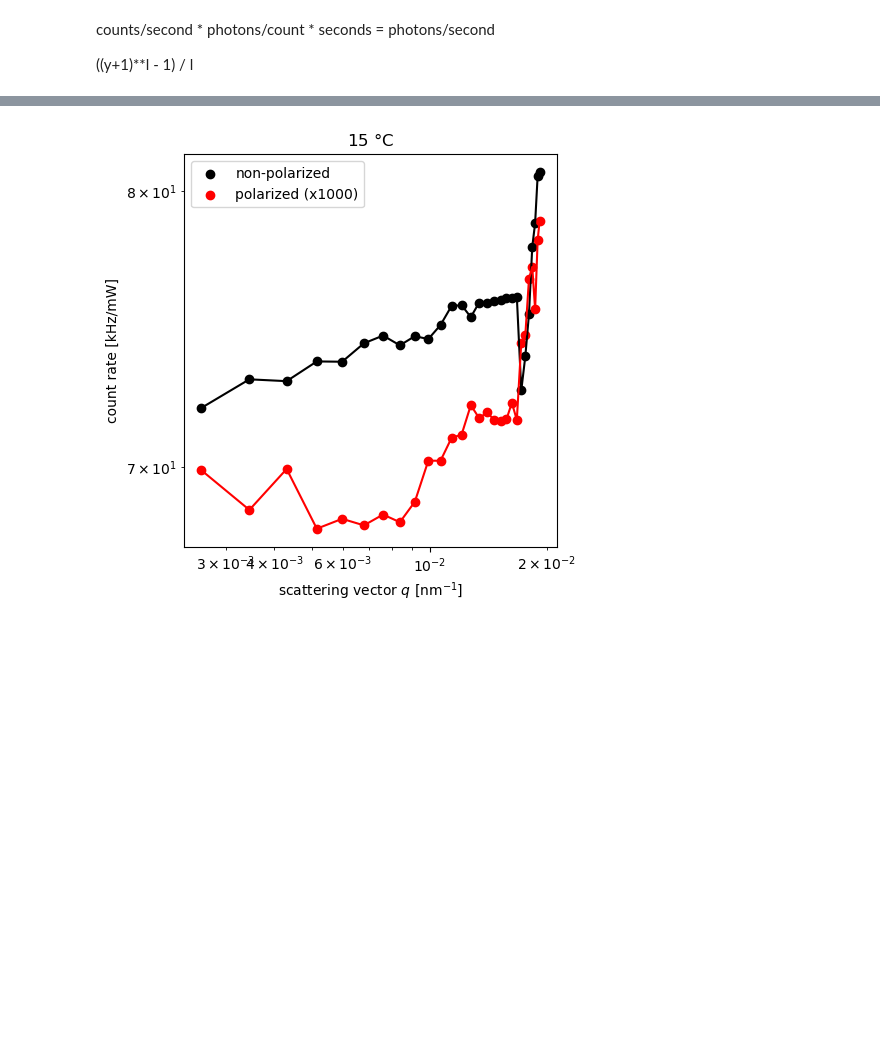
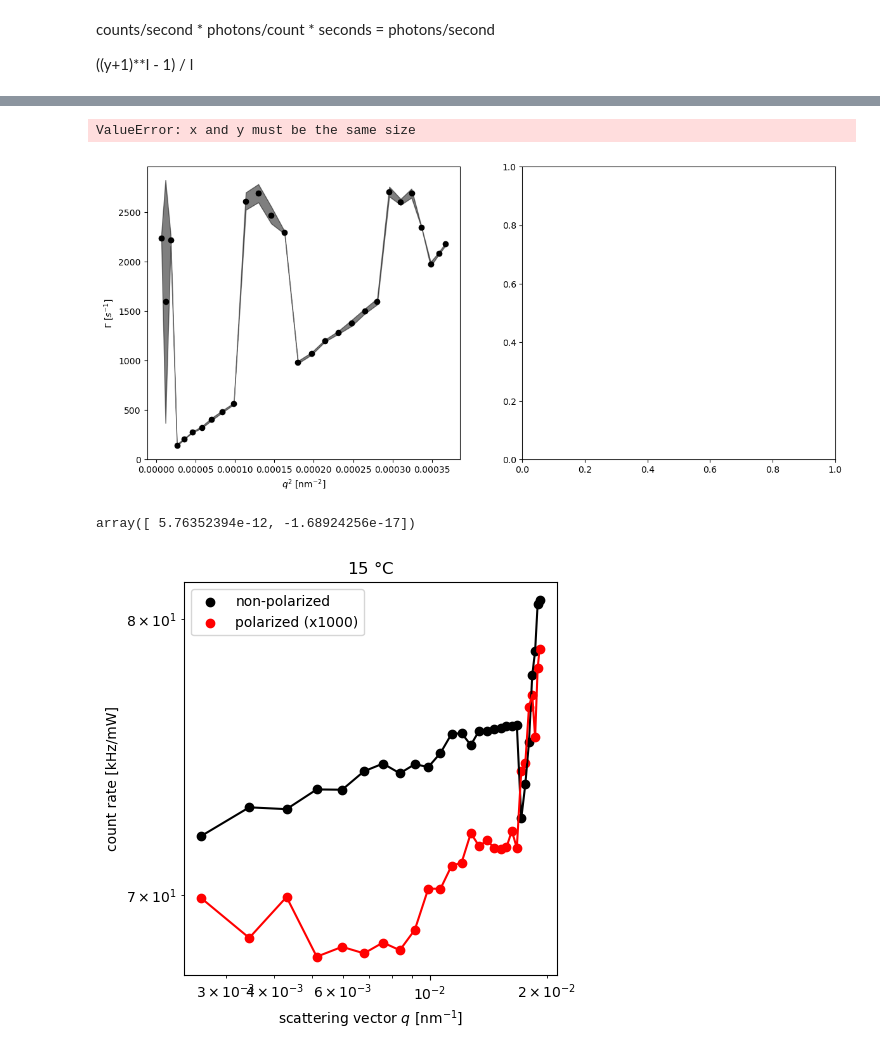
Before and after one commit to MWhitta/PCT, a Jupyter notebook: pct_dev_v3.ipynb, the cells around one changed output, grey strips where cells are left out. Saved outputs shown, nothing was run; the diff lists cells and outputs as text; code cells hidden in the pictures; blank space fills up the shorter version.

```diff
--- a/pct_dev_v3.ipynb
+++ b/pct_dev_v3.ipynb
@@ -172,0 +171,46 @@ plt.show()
+# %%
+temp = temps[0]
+keys = pct_data.samples[temp]['experiments'].keys()
+keys_isotropic = np.array(list(keys))[2::3]
+keys_polarized = np.array(list(keys))[::3]
+
+gammas = np.ones((len(keys_isotropic), 5, 2))
+gammas_pol = np.ones((len(keys_polarized), 5, 2))
+
+for i, k in enumerate(keys_isotropic):
+    for ii, m in enumerate(pct_data.samples[temp]['experiments'][k]['measurements'].keys()):
+        gamma = pct_data.samples[temp]['experiments'][k]['measurements'][m]['repetitions']['CORENN Gamma Results.csv']['Average [nm]']
+
+        gamma_nan = np.argmax(pd.isnull(gamma))
+        gamma_lim = np.min((gamma_nan,2))
+        gammas[i, ii,  :] = gamma[:gamma_lim]
+
+
+for i, k in enumerate(keys_polarized):
+    for ii, m in enumerate(pct_data.samples[temp]['experiments'][k]['measurements'].keys()):
+        gamma_pol = pct_data.samples[temp]['experiments'][k]['measurements'][m]['repetitions']['CORENN Gamma Results.csv']['Average [nm]']
+
+        gamma_pol_nan = np.argmax(pd.isnull(gamma_pol))
+        gamma_lim = np.min((gamma_nan,2))
+        gammas_pol[i, ii,  :] = gamma_pol[:gamma_lim]
+# %%
+g_mean = np.mean(np.sort(gammas, axis=-1), axis=1)
+g_pol_mean = np.mean(np.sort(gammas_pol, axis=-1), axis=1)
+g_std = np.std(np.sort(gammas, axis=-1), axis=1)
+g_pol_std = np.std(np.sort(gammas_pol, axis=-1), axis=1)
+# %%
+fig, axs = plt.subplots(1,2, figsize=(14,6))
+ax1, ax2 = axs
+
+ax1.scatter((angles**2), g_mean[:,0], color='k')
+ax1.fill_between(angles**2, g_mean[:,0] - g_std[:,0], g_mean[:,0] + g_std[:,0], color='k', alpha=0.5)
+ax1.set_xlabel(r'$q^2$ [nm$^{-2}$]')
+ax1.set_ylabel(r'$\Gamma$ [$s^{-1}]$')
+
+ax2.scatter(angles**2, g_pol_mean[:-1,0], color='r')
+ax2.fill_between(angles**2, g_pol_mean[:-1,0] - g_pol_std[:-1,0], g_pol_mean[:-1,0] + g_pol_std[:-1,0], color='r', alpha=0.5)
+ax2.set_xlabel(r'$q^2$ [nm$^{-2}$]')
+ax2.set_ylabel(r'$\Gamma$ [$s^{-1}]$')
+# %% [output]
+ValueError: x and y must be the same size
+[figure, added]
@@ -173,3 +232,7 @@ plt.show()
+# %%
+popt * 10**(-18)
+# %% [output]
+array([ 5.76352394e-12, -1.68924256e-17])
 # %%
 path2 = '/Users/mwhittaker/Library/CloudStorage/GoogleDrive-mwhittaker@lbl.gov/My Drive/LDRD_FY25/data/SISV_1%/15C'
 data2= pd.read_csv(path2 + '/SISV_1%_15C.csv', skiprows=3)
```
Also changed, not shown: parts of 16 cells of this notebook, 1 other file.
